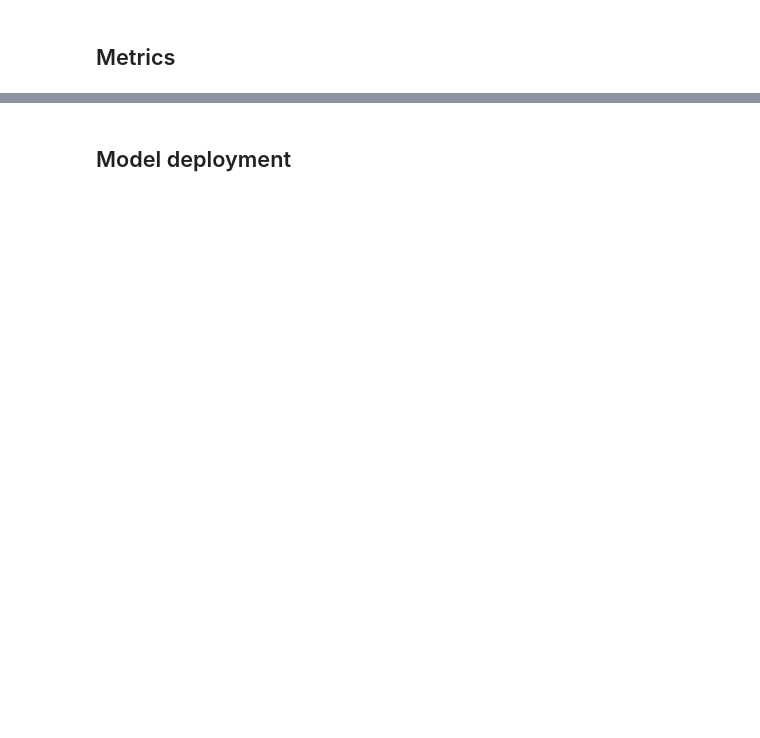
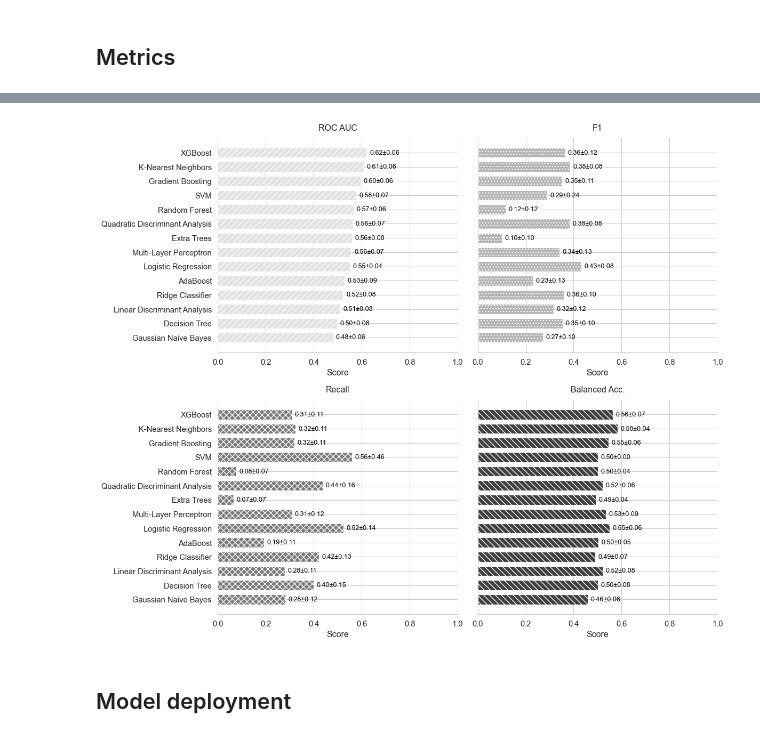
Before and after one commit to alfredofdlv/student-intervention-ml-pipeline, a Jupyter notebook: Report.ipynb, the cells around one changed output, grey strips where cells are left out. Drawn from its saved outputs; the diff is of its cells as text; code cells hidden in the pictures; blank space fills up the shorter version.

```diff
--- a/Report.ipynb
+++ b/Report.ipynb
@@ -858,2 +778,57 @@ plt.show()
+# %%
+import numpy as np
+import matplotlib.pyplot as plt
+import seaborn as sns
+
+# Prepara tu DataFrame: names completos + mean/std ya calculados
+df = results_df.copy()
+df['model_full'] = df['model'].map(model_names)
+
+# Parámetros
+metrics = ['roc_auc','f1','recall','balanced_accuracy']
+titles  = ['ROC AUC','F1','Recall','Balanced Acc.']
+
+sns.set_context("paper", font_scale=1.2)
+plt.rc("font", family="serif")
+sns.set_style("whitegrid")
+
+fig, axes = plt.subplots(2, 2, figsize=(12, 10), sharey=True)
+axes = axes.flatten()
+
+# Paleta gris + hatches
+palette = sns.color_palette("Greys", n_colors=len(metrics))
+hatches = ['///','...','xxx','\\\\\\']
+
+for ax, metric, title, pal, hatch in zip(axes, metrics, titles, palette, hatches):
+    sub = df[df.metric == metric].copy()
+    sub = sub.sort_values("mean", ascending=True)  # ascendente para barh
+    sub['model_full'] = sub['model_full'].astype(str)
+
+    # barra horizontal sin whiskers
+    bars = ax.barh(
+        y=sub['model_full'],
+        width=sub['mean'],
+        color=pal,
+        hatch=hatch,
+        height=0.7
+    )
+    # etiquetas “mean±std”
+    labels = [
+        f"{m:.2f}±{s:.2f}"
+        for m, s in zip(sub['mean'], sub['std'])
+    ]
+    ax.bar_label(bars, labels=labels, padding=4, fontsize=9, color="black")
+
+    ax.set_title(title, pad=10)
+    ax.set_xlim(0, 1)
+    ax.set_xlabel("Score")
+    ax.set_ylabel("")  # ya está en y-ticks
+    sns.despine(ax=ax, left=True)
+
+plt.tight_layout()
+plt.savefig("fig_model_comparison.pdf")  # vectorial para paper
+plt.show()
+# %% [output]
+[figure, added]
 # %% [markdown]
 ## Model deployment
```
Also changed, not shown: parts of 14 cells of this notebook, 1 other file.
